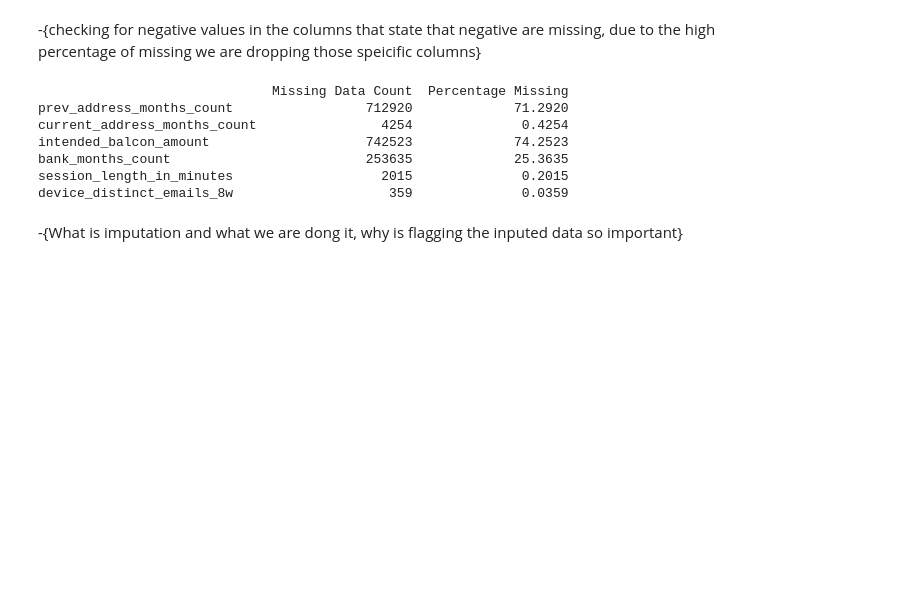
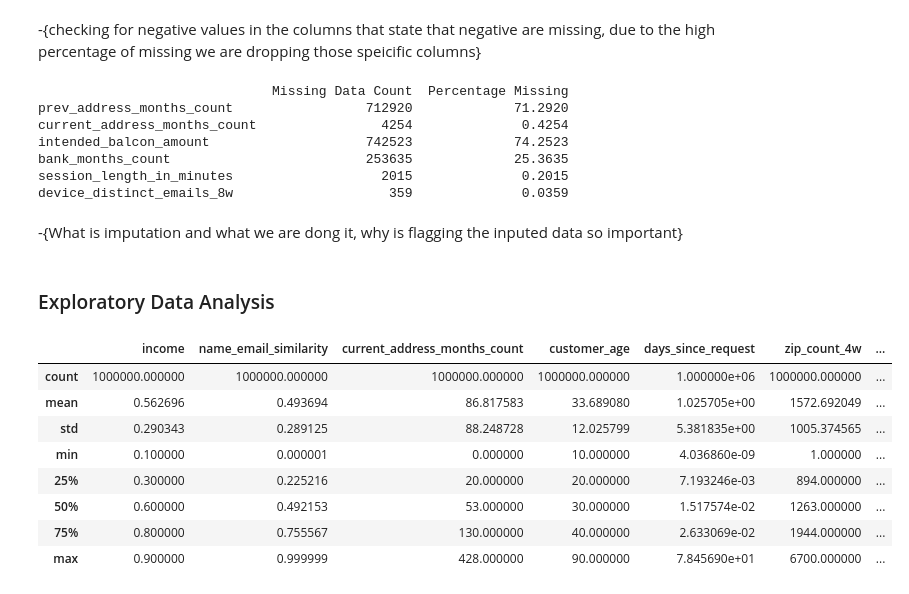
Before and after one commit to jwickham1023/DSCI445-Final-Project, a Jupyter notebook: paper.ipynb, the cells around one changed output. Cells and saved outputs as stored; diff of their text form; code cells hidden in the pictures; blank space fills up the shorter version.

```diff
--- a/paper.ipynb
+++ b/paper.ipynb
@@ -120,0 +137,31 @@ for col in columns_to_impute:
+# %% [markdown]
+### Exploratory Data Analysis
+# %%
+
+fraud_summary = cleaned_data['fraud_bool'].value_counts().reset_index()
+fraud_summary.columns = ['Fraud_Label', 'Count']
+fraud_summary['Percentage'] = (fraud_summary['Count'] / len(cleaned_data)) * 100
+
+numerical_features = [
+    "income", "name_email_similarity", "current_address_months_count",
+    "customer_age", "days_since_request", "zip_count_4w", "velocity_6h",
+    "velocity_24h", "velocity_4w", "bank_branch_count_8w",
+    "date_of_birth_distinct_emails_4w", "credit_risk_score",
+    "bank_months_count", "proposed_credit_limit", "session_length_in_minutes",
+    "device_distinct_emails_8w", "month"
+]
+
+# Calculating basic statistics
+numerical_summary = cleaned_data[numerical_features].describe()
+
+numerical_summary
+# %% [output]
+|  | income | name_email_similarity | current_address_months_count | customer_age | days_since_request | zip_count_4w | ... |
+| count | 1000000.000000 | 1000000.000000 | 1000000.000000 | 1000000.000000 | 1.000000e+06 | 1000000.000000 | ... |
+| mean | 0.562696 | 0.493694 | 86.817583 | 33.689080 | 1.025705e+00 | 1572.692049 | ... |
+| std | 0.290343 | 0.289125 | 88.248728 | 12.025799 | 5.381835e+00 | 1005.374565 | ... |
+| min | 0.100000 | 0.000001 | 0.000000 | 10.000000 | 4.036860e-09 | 1.000000 | ... |
+| 25% | 0.300000 | 0.225216 | 20.000000 | 20.000000 | 7.193246e-03 | 894.000000 | ... |
+| 50% | 0.600000 | 0.492153 | 53.000000 | 30.000000 | 1.517574e-02 | 1263.000000 | ... |
+| 75% | 0.800000 | 0.755567 | 130.000000 | 40.000000 | 2.633069e-02 | 1944.000000 | ... |
+| max | 0.900000 | 0.999999 | 428.000000 | 90.000000 | 7.845690e+01 | 6700.000000 | ... |
```
Also changed, not shown: parts of 12 cells of this notebook.
